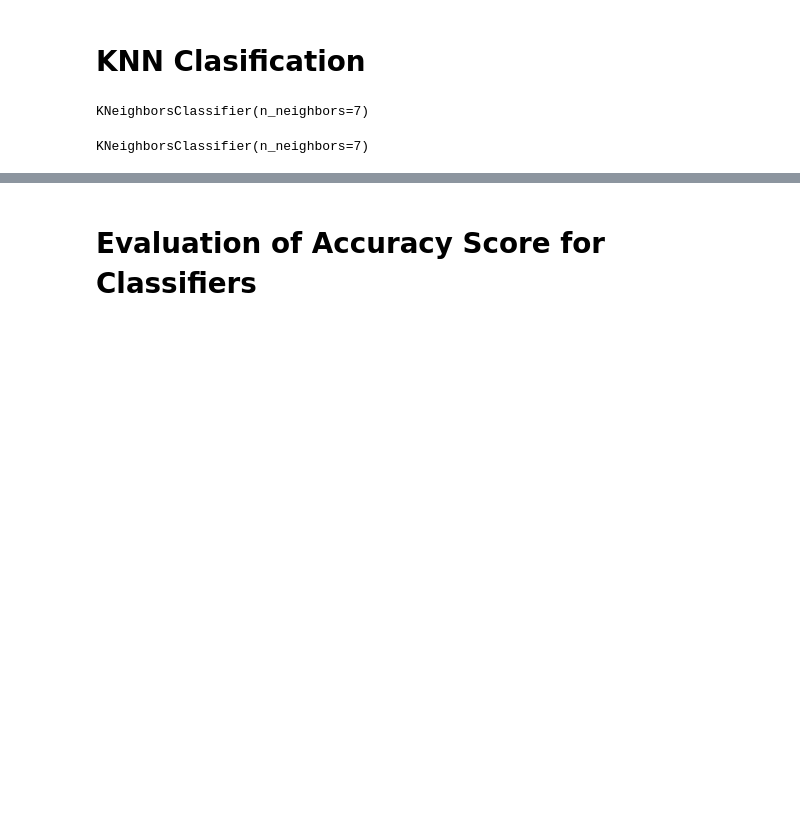
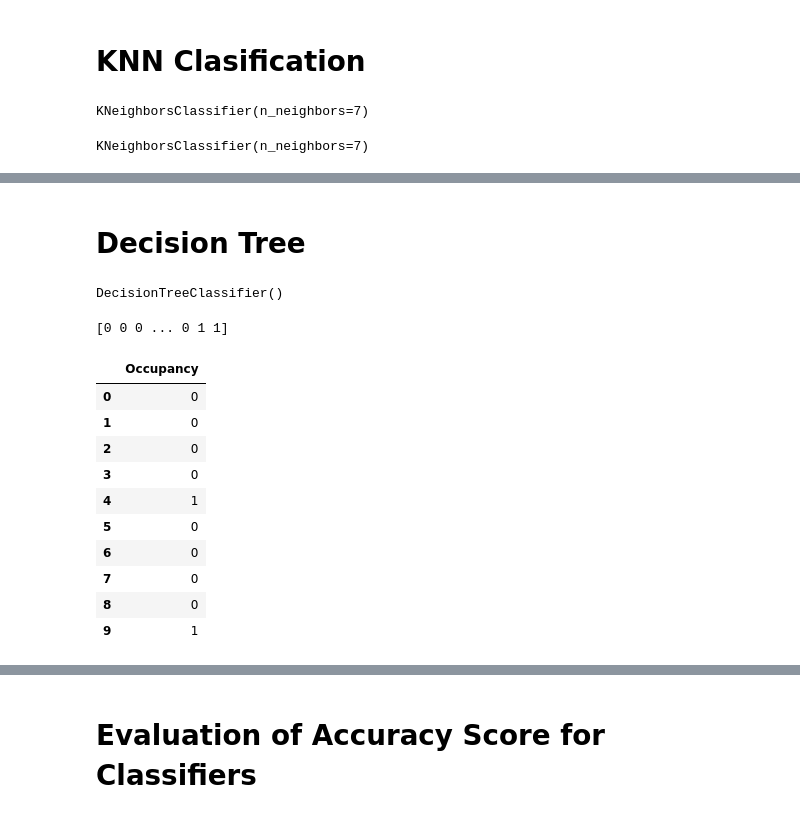
Before and after one commit to adriangohjw/CZ4032-Data-Mining-and-Analytics, a Jupyter notebook: Occupancy/classification.ipynb, the cells around one changed output, grey strips where cells are left out. Cells and saved outputs as stored; diff of their text form; code cells hidden in the pictures; blank space fills up the shorter version.

```diff
--- a/Occupancy/classifiers.ipynb
+++ b/Occupancy/classification.ipynb
@@ -363 +368,31 @@ test_df_occ
 2665 rows × 9 columns
+# %% [markdown]
+# **Decision Tree**
+# %%
+from sklearn import tree
+model = tree.DecisionTreeClassifier()
+model.fit(X_train,y_train)
+# %% [output]
+DecisionTreeClassifier()
+# %%
+#To predict occupancy using the test's set features
+model_pred=model.predict(X_test)
+print(model_pred)
+# %% [output]
+[0 0 0 ... 0 1 1]
+# %%
+# Transfer the array of predicted popularity of test data into dataframe
+model_pred_df = pd.DataFrame(data=model_pred, columns=['Occupancy'])
+model_pred_df.head(10)
+# %% [output]
+|  | Occupancy |
+| 0 | 0 |
+| 1 | 0 |
+| 2 | 0 |
+| 3 | 0 |
+| 4 | 1 |
+| 5 | 0 |
+| 6 | 0 |
+| 7 | 0 |
+| 8 | 0 |
+| 9 | 1 |
```
Also changed, not shown: parts of 34 cells of this notebook, 6 other files.
